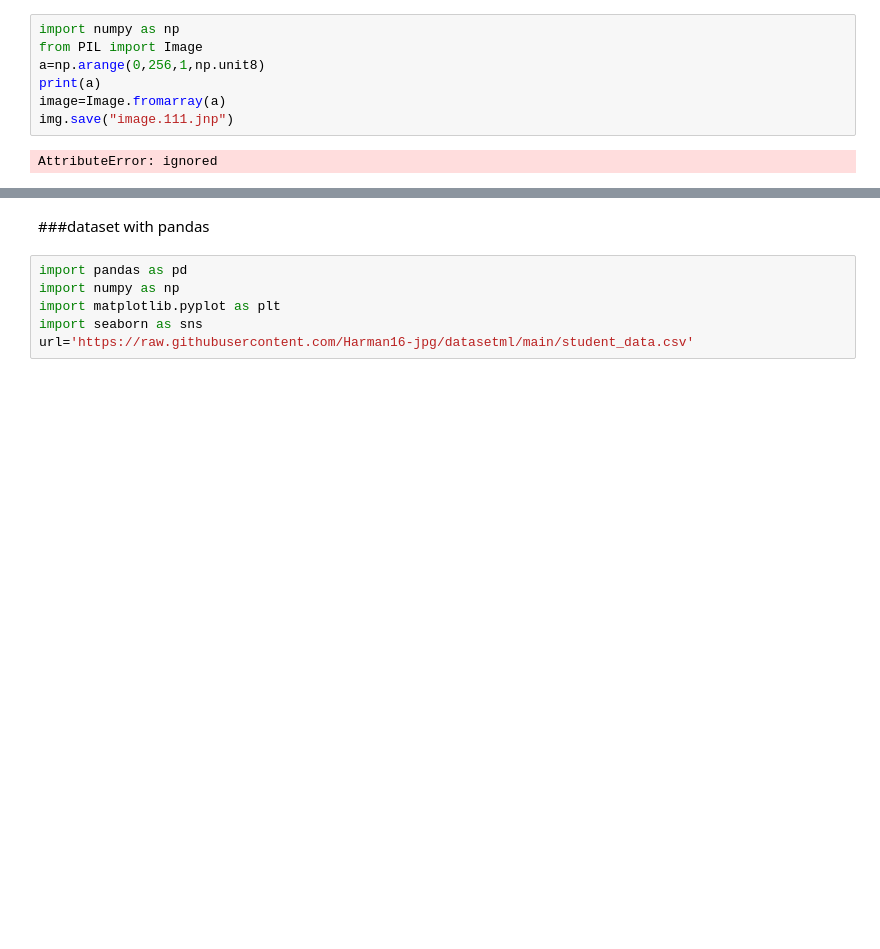
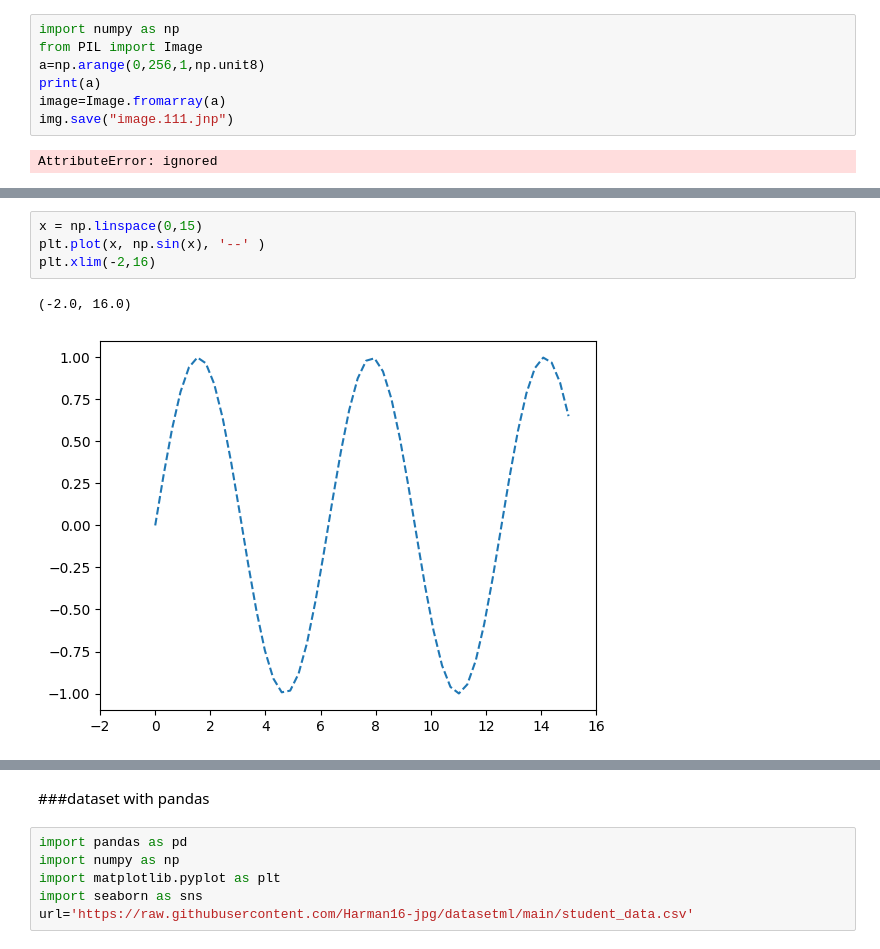
Before and after one commit to Harman16-jpg/datasetml, a Jupyter notebook: Untitled0.ipynb, the cells around one changed output, grey strips where cells are left out. Saved outputs shown, nothing was run; the diff lists cells and outputs as text; blank space fills up the shorter version.

```diff
--- a/Untitled0.ipynb
+++ b/Untitled0.ipynb
@@ -902,0 +961,7 @@ AttributeError: ignored
+# %%
+x = np.linspace(0,15)
+plt.plot(x, np.sin(x), '--' )
+plt.xlim(-2,16)
+# %% [output]
+(-2.0, 16.0)
+[figure, added]
```
Also changed, not shown: parts of 43 cells of this notebook.
